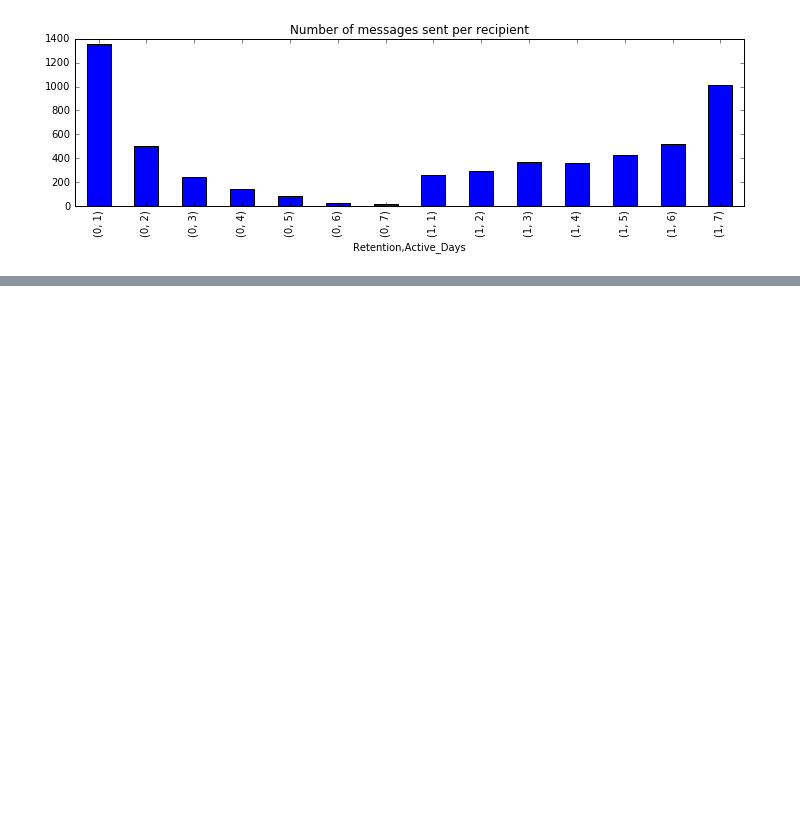
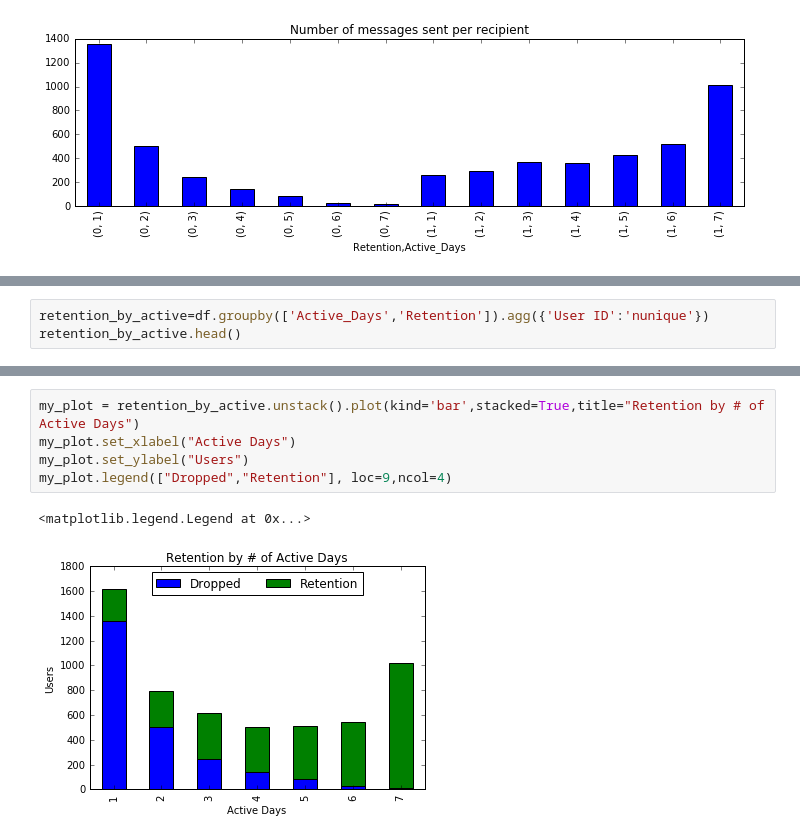
Before and after one commit to ashishtrehan/notebooks, a Jupyter notebook: Retention.ipynb, the cells around one changed output, grey strips where cells are left out. Saved outputs shown, nothing was run; the diff lists cells and outputs as text; blank space fills up the shorter version.

```diff
--- a/Retention.ipynb
+++ b/Retention.ipynb
@@ -48,0 +46,3 @@ df.plot(kind='scatter',x='Active_Days',y='Retention')
+# %%
+retention_by_active=df.groupby(['Active_Days','Retention']).agg({'User ID':'nunique'})
+retention_by_active.head()
@@ -49,3 +57,11 @@ df.plot(kind='scatter',x='Active_Days',y='Retention')
+# %%
+my_plot = retention_by_active.unstack().plot(kind='bar',stacked=True,title="Retention by # of Active Days")
+my_plot.set_xlabel("Active Days")
+my_plot.set_ylabel("Users")
+my_plot.legend(["Dropped","Retention"], loc=9,ncol=4)
+# %% [output]
+<matplotlib.legend.Legend at 0x...>
+[figure, added]
 # %%
 msk = np.random.rand(len(df)) < 0.8
 df_train=df[msk]
```
Also changed, not shown: parts of 24 cells of this notebook, 1 other file.
